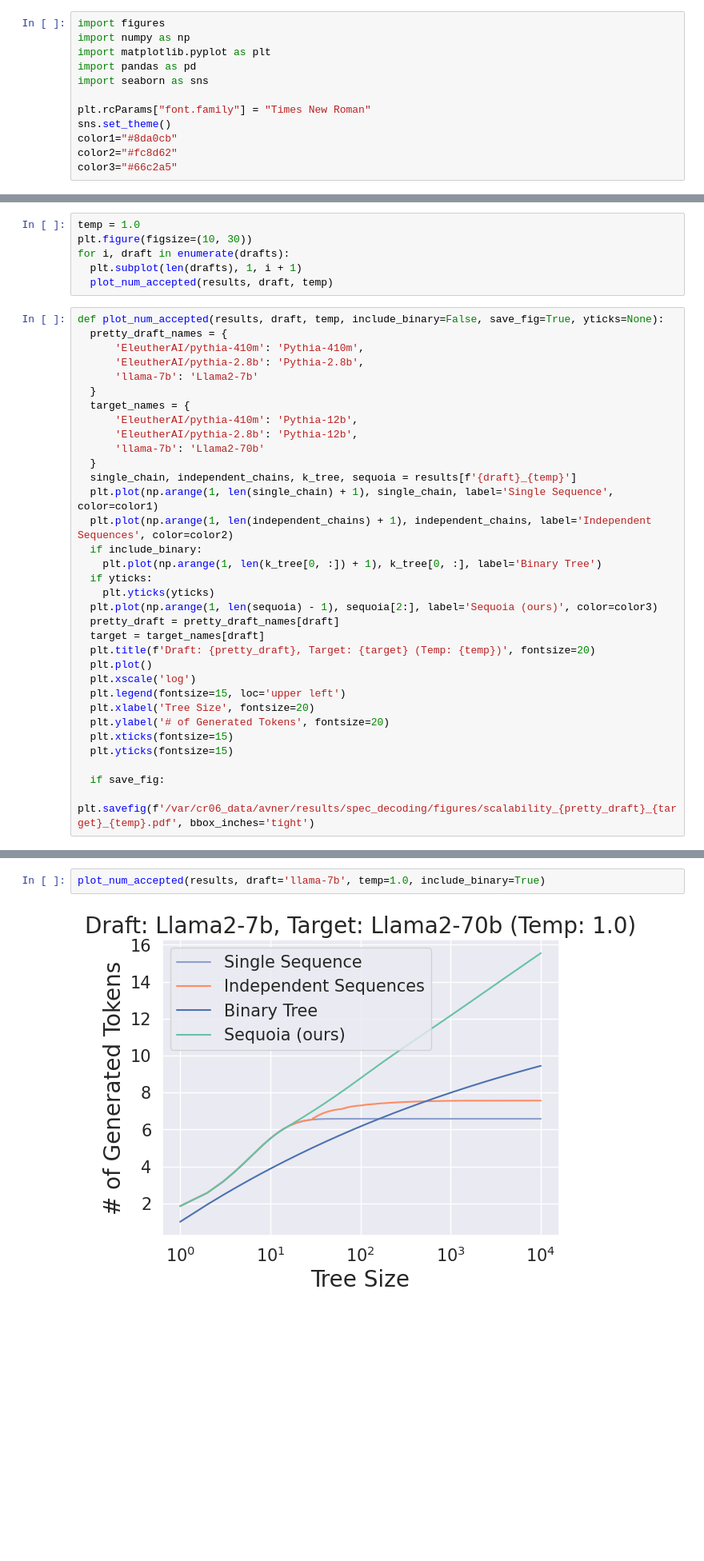
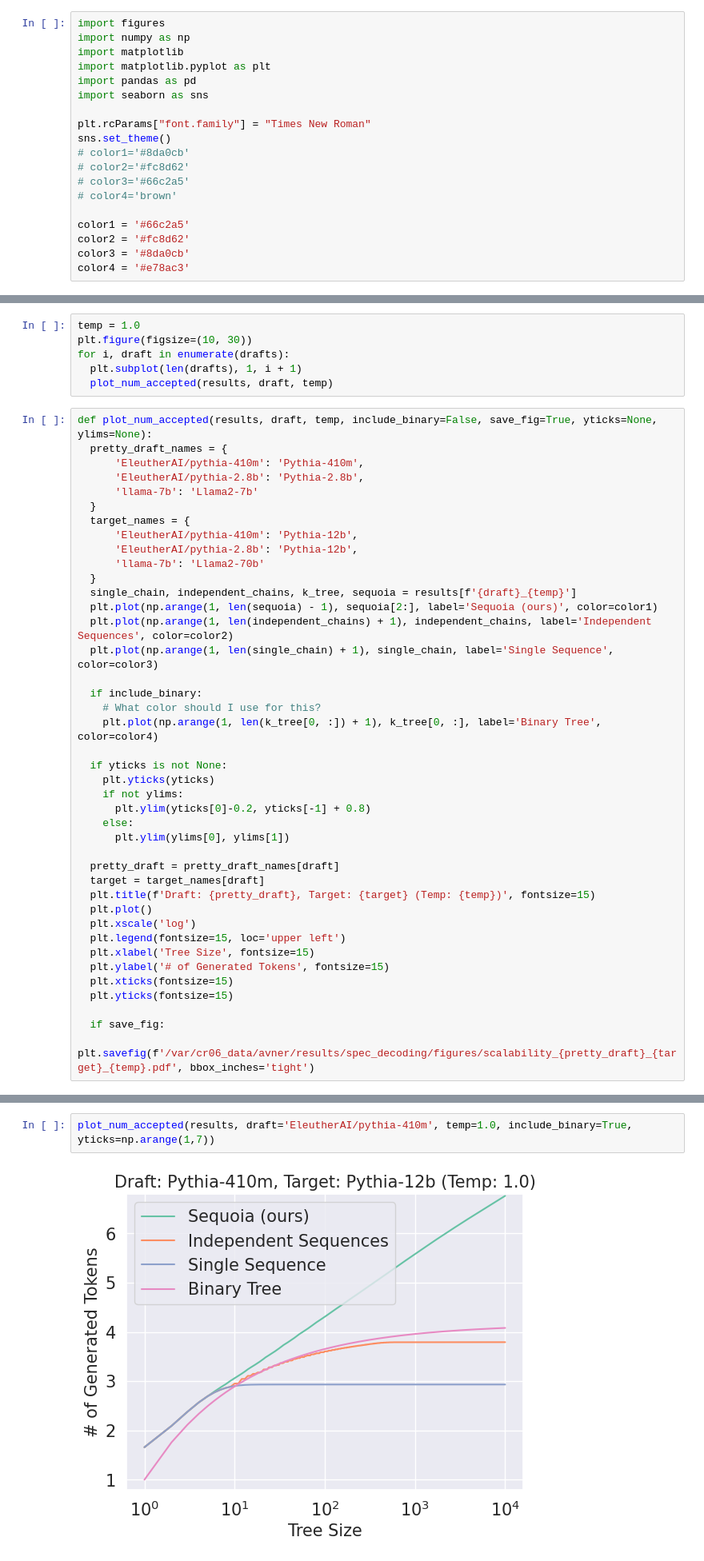
Before and after one commit to AnthonyHuo/An-Empirical-Study-on-Tree-based-Speculative-Decoding, a Jupyter notebook: figures/figures.ipynb, the cells around one changed output, grey strips where cells are left out. Shown at 80% size. Cells and saved outputs as stored; diff of their text form; blank space fills up the shorter version.

Commit message:
Updates to figures

```diff
--- a/figures/figures.ipynb
+++ b/figures/figures.ipynb
@@ -1,15 +1,22 @@
 # %%
 import figures
 import numpy as np
+import matplotlib
 import matplotlib.pyplot as plt
 import pandas as pd
 import seaborn as sns
 
 plt.rcParams["font.family"] = "Times New Roman"
 sns.set_theme()
-color1="#8da0cb"
-color2="#fc8d62"
-color3="#66c2a5"
+# color1='#8da0cb'
+# color2='#fc8d62'
+# color3='#66c2a5'
+# color4='brown'
+
+color1 = '#66c2a5'
+color2 = '#fc8d62'
+color3 = '#8da0cb'
+color4 = '#e78ac3'
 # %%
 paths = [
     '/var/cr06_data/avner/results/spec_decoding/final/eval_llama_wikitext_target_llama-2-70b-chat-gptq_temp_0.2_topp_1.0_targetonly_2024_01_17.pkl',
@@ -92,7 +99,7 @@ for i, draft in enumerate(drafts):
   plt.subplot(len(drafts), 1, i + 1)
   plot_num_accepted(results, draft, temp)
 # %%
-def plot_num_accepted(results, draft, temp, include_binary=False, save_fig=True, yticks=None):
+def plot_num_accepted(results, draft, temp, include_binary=False, save_fig=True, yticks=None, ylims=None):
   pretty_draft_names = {
       'EleutherAI/pythia-410m': 'Pythia-410m',
       'EleutherAI/pythia-2.8b': 'Pythia-2.8b',
@@ -104,21 +111,29 @@ def plot_num_accepted(results, draft, temp, include_binary=False, save_fig=True,
       'llama-7b': 'Llama2-70b'
   }
   single_chain, independent_chains, k_tree, sequoia = results[f'{draft}_{temp}']
-  plt.plot(np.arange(1, len(single_chain) + 1), single_chain, label='Single Sequence', color=color1)
+  plt.plot(np.arange(1, len(sequoia) - 1), sequoia[2:], label='Sequoia (ours)', color=color1)
   plt.plot(np.arange(1, len(independent_chains) + 1), independent_chains, label='Independent Sequences', color=color2)
+  plt.plot(np.arange(1, len(single_chain) + 1), single_chain, label='Single Sequence', color=color3)
+
   if include_binary:
-    plt.plot(np.arange(1, len(k_tree[0, :]) + 1), k_tree[0, :], label='Binary Tree')
-  if yticks:
+    # What color should I use for this?
+    plt.plot(np.arange(1, len(k_tree[0, :]) + 1), k_tree[0, :], label='Binary Tree', color=color4)
+
+  if yticks is not None:
     plt.yticks(yticks)
-  plt.plot(np.arange(1, len(sequoia) - 1), sequoia[2:], label='Sequoia (ours)', color=color3)
+    if not ylims:
+      plt.ylim(yticks[0]-0.2, yticks[-1] + 0.8)
+    else:
+      plt.ylim(ylims[0], ylims[1])
+
   pretty_draft = pretty_draft_names[draft]
   target = target_names[draft]
-  plt.title(f'Draft: {pretty_draft}, Target: {target} (Temp: {temp})', fontsize=20)
+  plt.title(f'Draft: {pretty_draft}, Target: {target} (Temp: {temp})', fontsize=15)
   plt.plot()
   plt.xscale('log')
   plt.legend(fontsize=15, loc='upper left')
-  plt.xlabel('Tree Size', fontsize=20)
-  plt.ylabel('# of Generated Tokens', fontsize=20)
+  plt.xlabel('Tree Size', fontsize=15)
+  plt.ylabel('# of Generated Tokens', fontsize=15)
   plt.xticks(fontsize=15)
   plt.yticks(fontsize=15)
 
@@ -127,5 +148,5 @@ def plot_num_accepted(results, draft, temp, include_binary=False, save_fig=True,
 # %%
-plot_num_accepted(results, draft='llama-7b', temp=1.0, include_binary=True)
+plot_num_accepted(results, draft='EleutherAI/pythia-410m', temp=1.0, include_binary=True, yticks=np.arange(1,7))
 # %% [output]
-[figure, old version]
+[figure, new version]
 # %%
```
Also changed, not shown: parts of 13 cells of this notebook.
